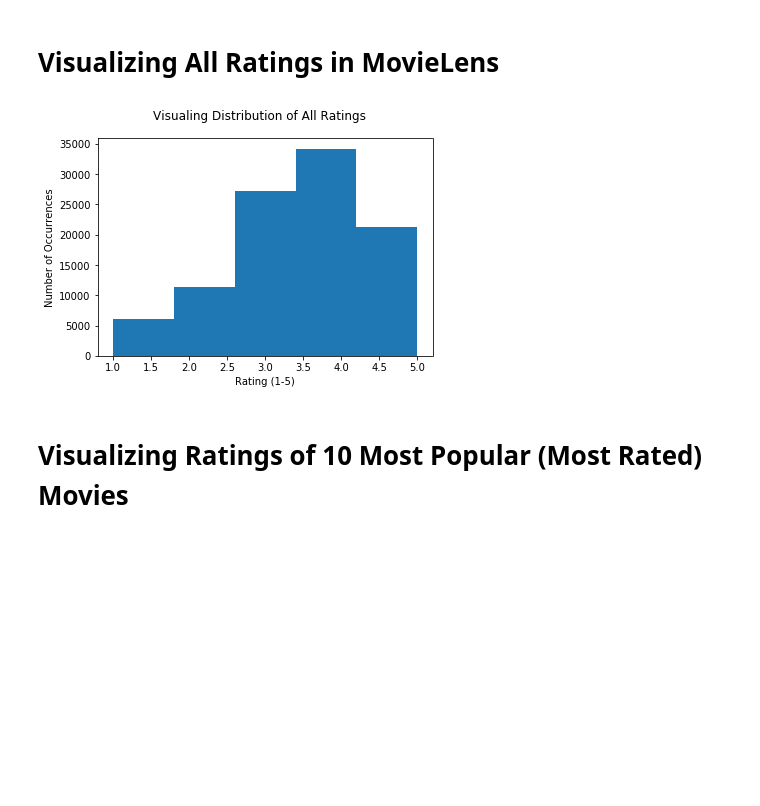
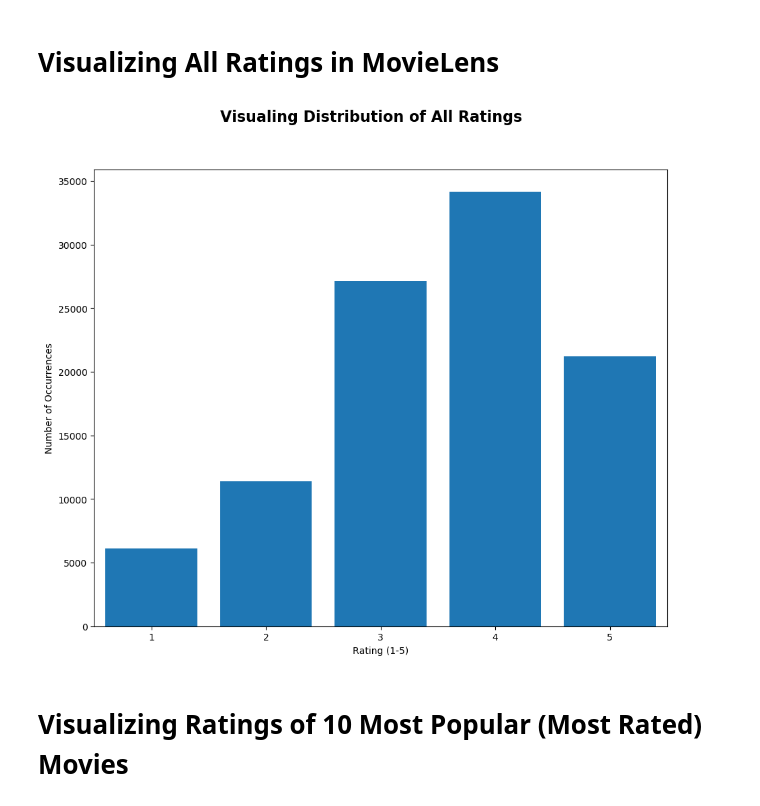
Before and after one commit to 18jeffreyma/cs155-visualization-miniproject, a Jupyter notebook: 4_basic_visualizations.ipynb, the cells around one changed output. Cells and saved outputs as stored; diff of their text form; code cells hidden in the pictures; blank space fills up the shorter version.

```diff
--- a/4_basic_visualizations.ipynb
+++ b/4_basic_visualizations.ipynb
@@ -34,16 +34,19 @@ for index, row in movie_info.iterrows():
 # %% [markdown]
 # Visualizing All Ratings in MovieLens
 # %%
-plt.figure()
+plt.figure(figsize=(11, 9), dpi=100)
 
-plt.hist(all_np[:,-1], bins=5)
-plt.suptitle("Visualing Distribution of All Ratings")
+unique, counts = np.unique(all_np[:,2], return_counts=True)
+plt.bar(unique, counts, width=0.8)
+plt.xlim((0.5,5.5))
+
+plt.suptitle("Visualing Distribution of All Ratings", fontsize=16, fontweight='bold')
 plt.xlabel("Rating (1-5)")
 plt.ylabel("Number of Occurrences")
 
 plt.show()
 # %% [output]
-[figure, old version]
+[figure, new version]
 # %% [markdown]
 # Visualizing Ratings of 10 Most Popular (Most Rated) Movies
 # %% [markdown]
```
Also changed, not shown: parts of 5 cells of this notebook.
